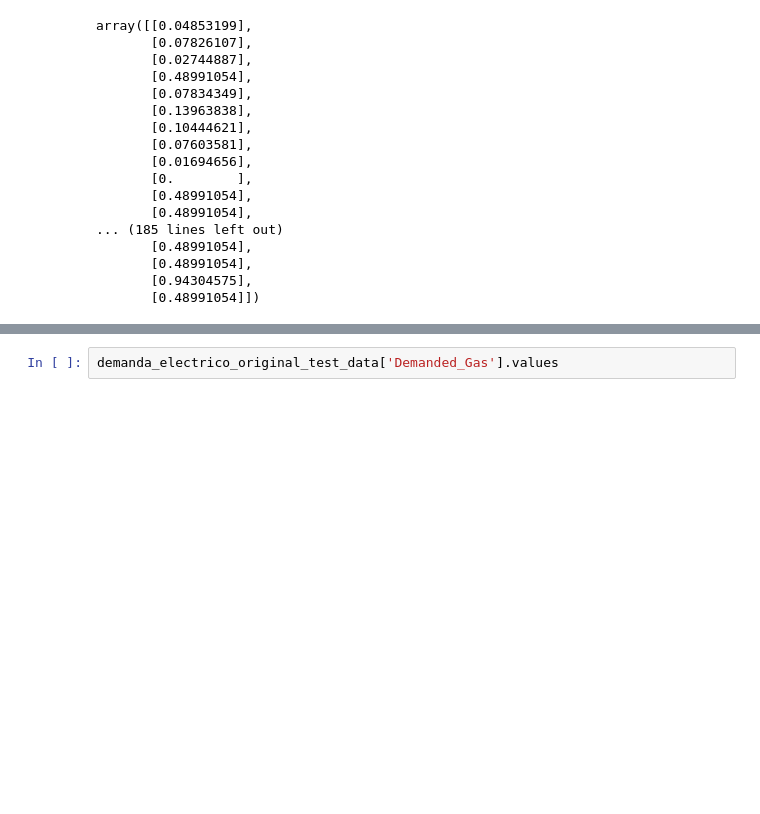
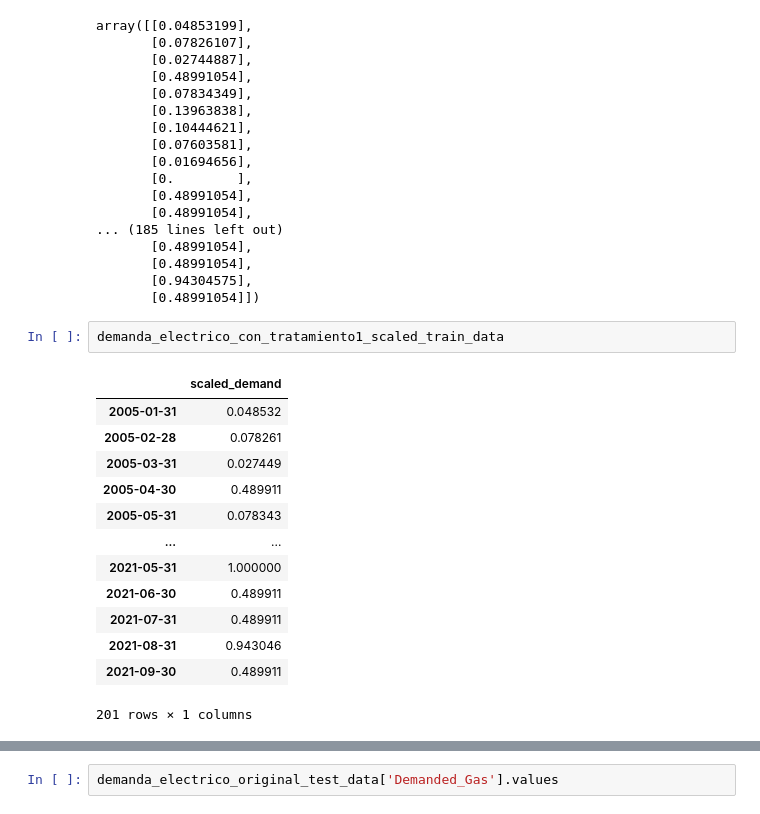
Before and after one commit to Sergio-Ibarra-1795/Diplomado_UNAM_DC_Full_gitHub, a Jupyter notebook: Diplomado_DS_Proyecto_Final/Demanda_electrico_ARIMA_con_pretratamiento_v1_1.ipynb, the cells around one changed output, grey strips where cells are left out. Saved outputs shown, nothing was run; the diff lists cells and outputs as text; blank space fills up the shorter version.

```diff
--- a/Diplomado_DS_Proyecto_Final/Demanda_electrico_ARIMA_con_pretratamiento_v1_1.ipynb
+++ b/Diplomado_DS_Proyecto_Final/Demanda_electrico_ARIMA_con_pretratamiento_v1_1.ipynb
@@ -875,5 +922,21 @@ array([[0.04853199],
        [0.48991054],
        [0.94304575],
        [0.48991054]])
+# %%
+demanda_electrico_con_tratamiento1_scaled_train_data
+# %% [output]
+|  | scaled_demand |
+| 2005-01-31 | 0.048532 |
+| 2005-02-28 | 0.078261 |
+| 2005-03-31 | 0.027449 |
+| 2005-04-30 | 0.489911 |
+| 2005-05-31 | 0.078343 |
+| ... | ... |
+| 2021-05-31 | 1.000000 |
+| 2021-06-30 | 0.489911 |
+| 2021-07-31 | 0.489911 |
+| 2021-08-31 | 0.943046 |
+| 2021-09-30 | 0.489911 |
+201 rows × 1 columns
 # %%
 ##Create the model
```
Also changed, not shown: parts of 14 cells of this notebook.
